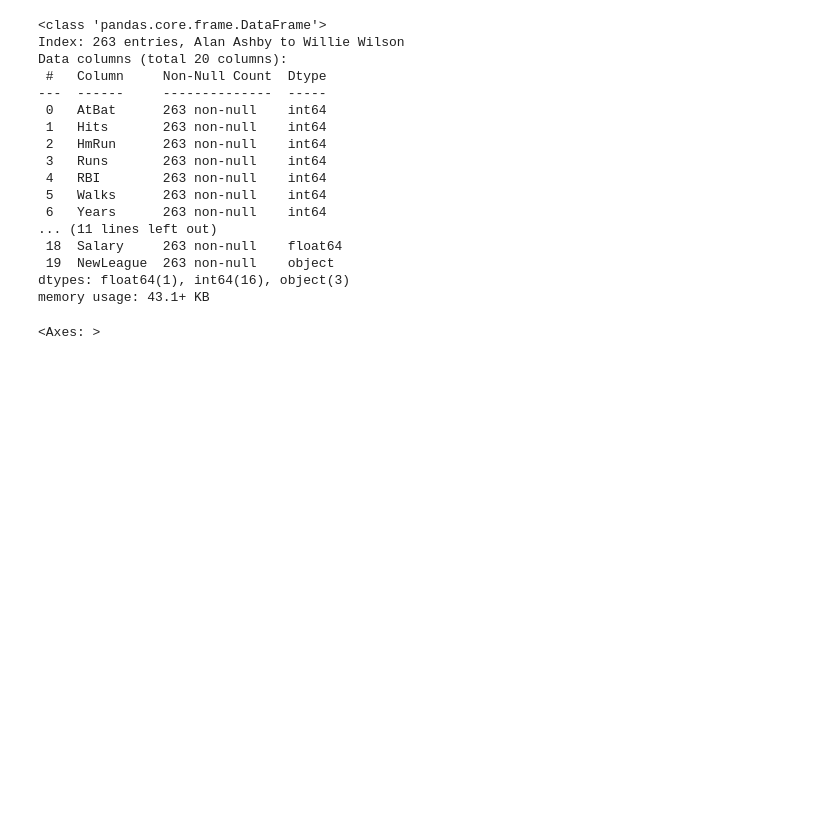
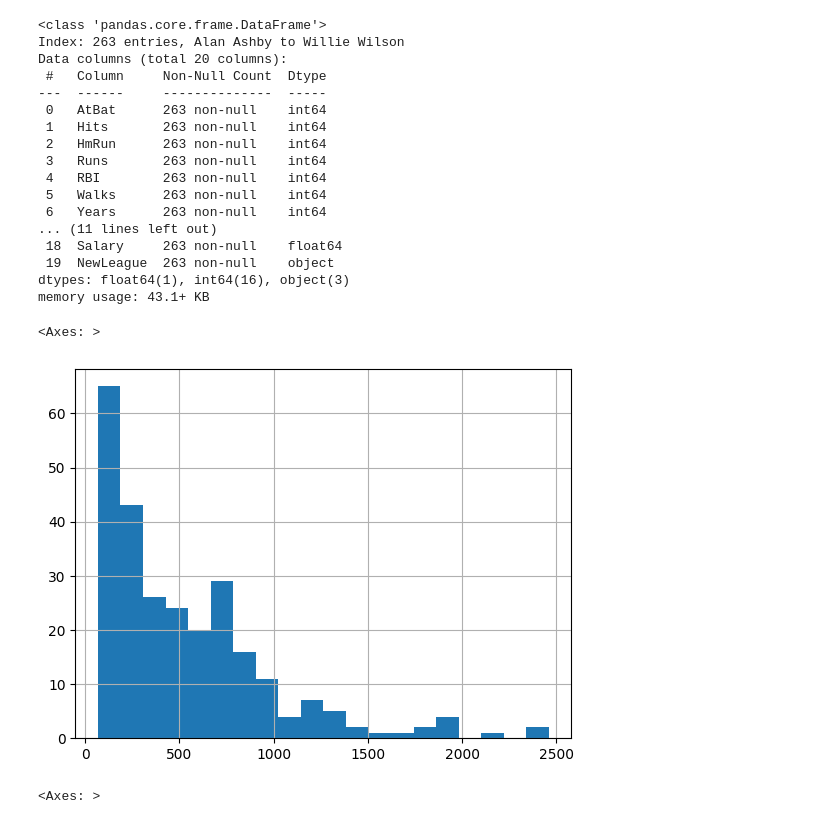
Before and after one commit to kiwil87/64-61.1-Data-Science, a Jupyter notebook: 05_Regularization/Baseball.ipynb, the cells around one changed output. Saved outputs shown, nothing was run; the diff lists cells and outputs as text; code cells hidden in the pictures; blank space fills up the shorter version.

Commit message:
adding a histogram

```diff
--- a/05_Regularization/Baseball.ipynb
+++ b/05_Regularization/Baseball.ipynb
@@ -62,6 +62,11 @@ Data columns (total 20 columns):
  19  NewLeague  263 non-null    object
 dtypes: float64(1), int64(16), object(3)
 memory usage: 43.1+ KB
+# %%
+data['Salary'].hist(bins=20)
+# %% [output]
+<Axes: >
+[figure, added]
 # %%
 np.log1p(data['Salary']).hist(bins=10)
 # %% [output]
```
